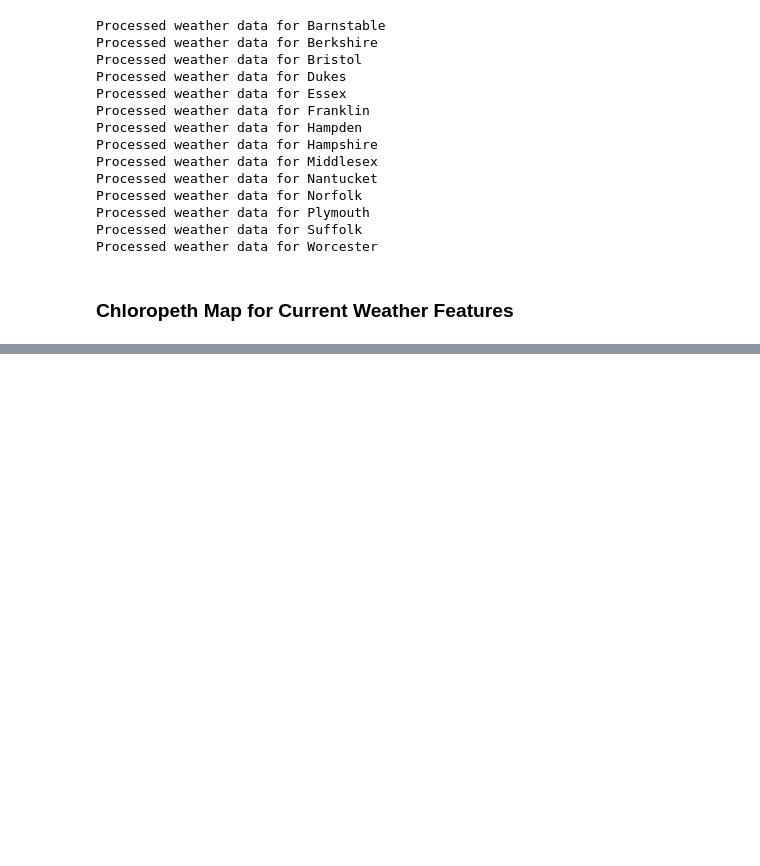
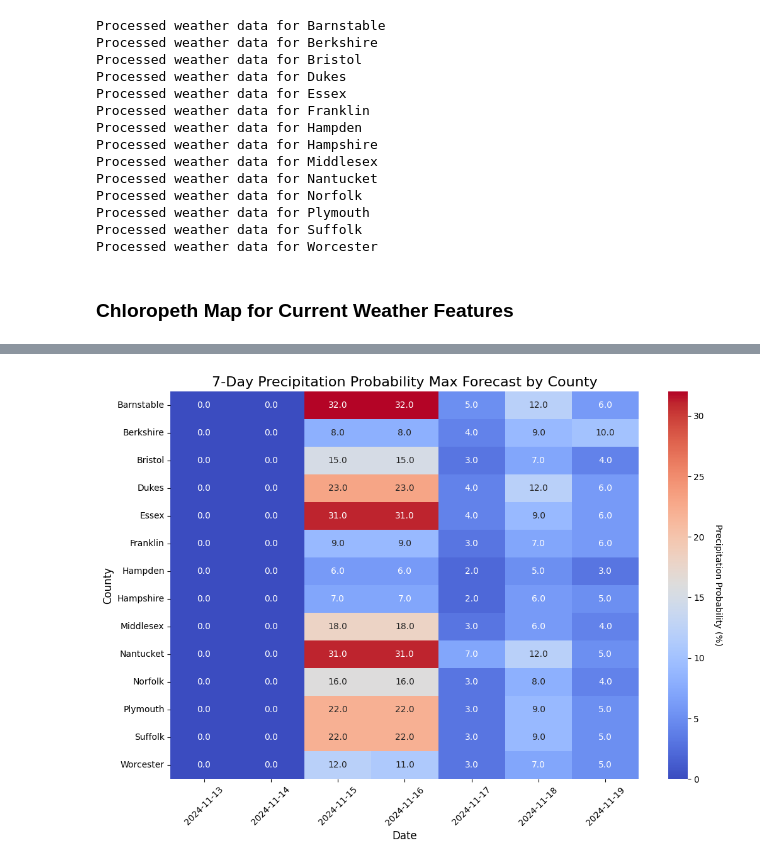
Before and after one commit to Rohit-hooda/DS5110-Final-Project, a Jupyter notebook: Current_Daily_Forecast.ipynb, the cells around one changed output, grey strips where cells are left out. Saved outputs shown, nothing was run; the diff lists cells and outputs as text; code cells hidden in the pictures; blank space fills up the shorter version.

```diff
--- a/Current_Daily_Forecast.ipynb
+++ b/Current_Daily_Forecast.ipynb
@@ -230,0 +257,4 @@ plt.show()
+# %%
+plot_heatmap("precipitation_probability_max")
+# %% [output]
+[figure, added]
```
Also changed, not shown: parts of 21 cells of this notebook, 38 other files.
